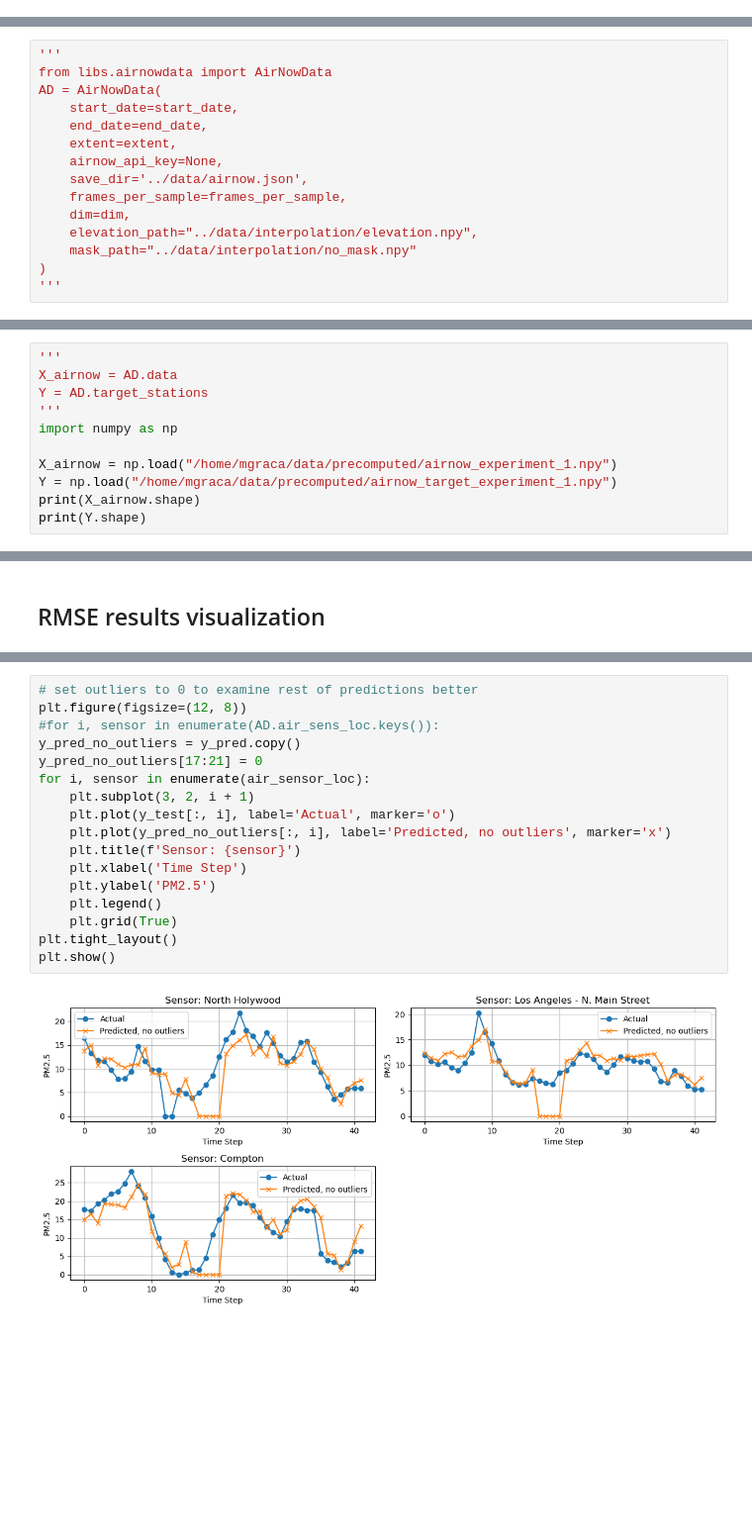
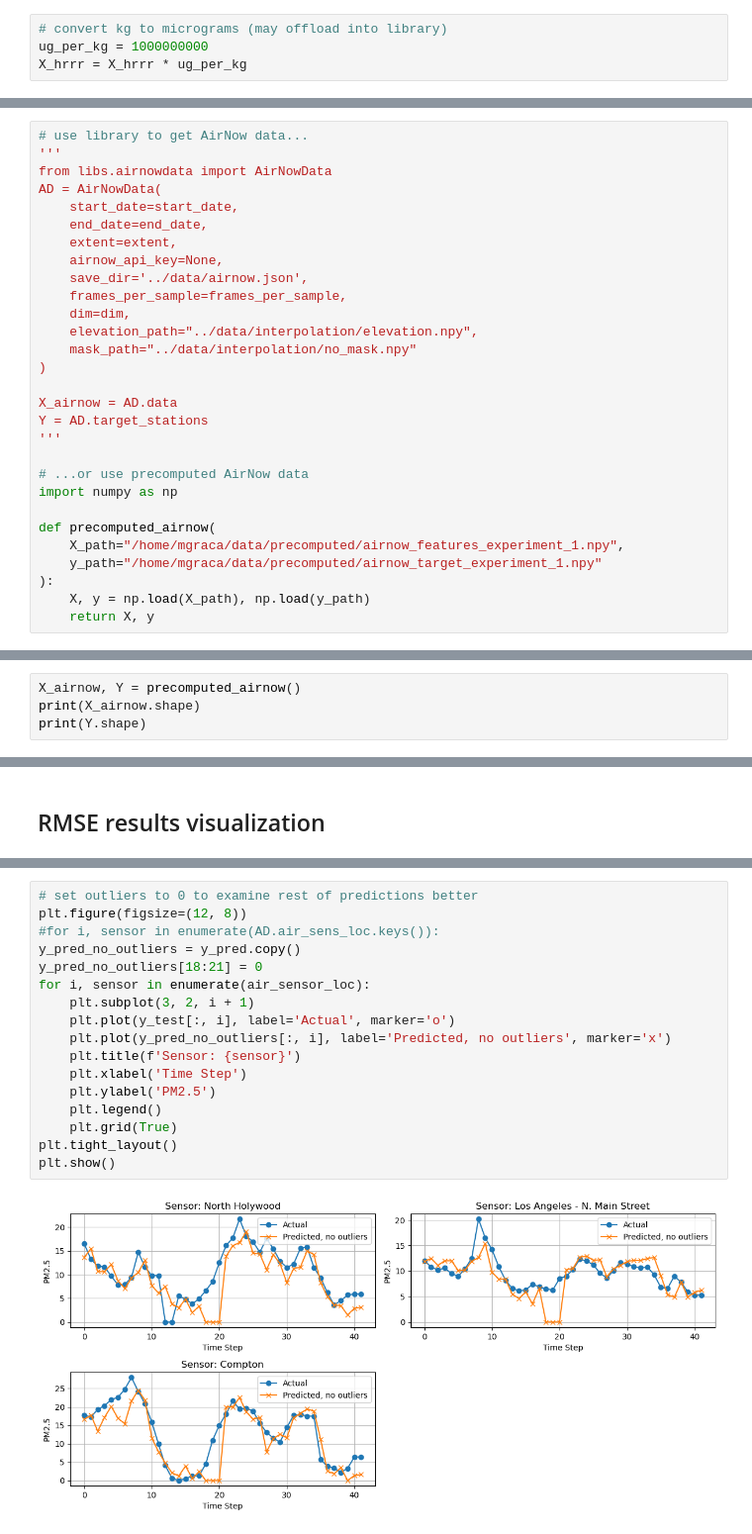
Before and after one commit to matthewgraca/hrrr-smoke-viz, a Jupyter notebook: experiments/hrrr-airnow_convlstm_experiment_v2.ipynb, the cells around one changed output, grey strips where cells are left out. Shown at 99% size. Saved outputs shown, nothing was run; the diff lists cells and outputs as text; blank space fills up the shorter version.

Commit message:
ran experiment 5

```diff
--- a/experiments/hrrr-airnow_convlstm_experiment_v2.ipynb
+++ b/experiments/hrrr-airnow_convlstm_experiment_v2.ipynb
@@ -72,0 +89,4 @@ print(X_hrrr.shape)
+# %%
+# convert kg to micrograms (may offload into library)
+ug_per_kg = 1000000000
+X_hrrr = X_hrrr * ug_per_kg
@@ -73,6 +109,7 @@ print(X_hrrr.shape)
 # %% [markdown]
 ## AirNow preprocessing
 # %%
+# use library to get AirNow data...
 '''
 from libs.airnowdata import AirNowData
 AD = AirNowData(
@@ -86,4 +123,17 @@ AD = AirNowData(
     elevation_path="../data/interpolation/elevation.npy",
     mask_path="../data/interpolation/no_mask.npy"
 )
+
+X_airnow = AD.data
+Y = AD.target_stations
 '''
+
+# ...or use precomputed AirNow data
+import numpy as np
+
+def precomputed_airnow(
+    X_path="/home/mgraca/data/precomputed/airnow_features_experiment_1.npy",
+    y_path="/home/mgraca/data/precomputed/airnow_target_experiment_1.npy"
+):
+    X, y = np.load(X_path), np.load(y_path)
+    return X, y
@@ -92,12 +140,5 @@ AD = AirNowData(
 # %%
-'''
-X_airnow = AD.data
-Y = AD.target_stations
-'''
-import numpy as np
-
-X_airnow = np.load("/home/mgraca/data/precomputed/airnow_experiment_1.npy")
-Y = np.load("/home/mgraca/data/precomputed/airnow_target_experiment_1.npy")
+X_airnow, Y = precomputed_airnow()
 print(X_airnow.shape)
 print(Y.shape)
 # %% [output]
@@ -483,19 +524,19 @@ plt.show()
 # %%
 # set outliers to 0 to examine rest of predictions better
 plt.figure(figsize=(12, 8))
 #for i, sensor in enumerate(AD.air_sens_loc.keys()):
 y_pred_no_outliers = y_pred.copy()
-y_pred_no_outliers[17:21] = 0
+y_pred_no_outliers[18:21] = 0
 for i, sensor in enumerate(air_sensor_loc):
     plt.subplot(3, 2, i + 1)
     plt.plot(y_test[:, i], label='Actual', marker='o')
     plt.plot(y_pred_no_outliers[:, i], label='Predicted, no outliers', marker='x')
     plt.title(f'Sensor: {sensor}')
     plt.xlabel('Time Step')
     plt.ylabel('PM2.5')
     plt.legend()
     plt.grid(True)
 plt.tight_layout()
 plt.show()
 # %% [output]
-[figure, old version]
+[figure, new version]
```
Also changed, not shown: parts of 11 cells of this notebook, 7 other files.
